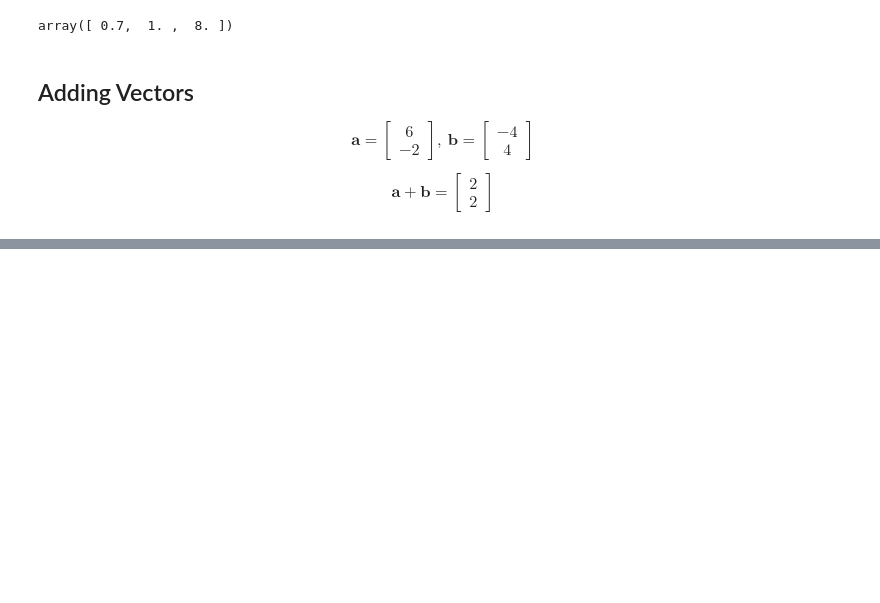
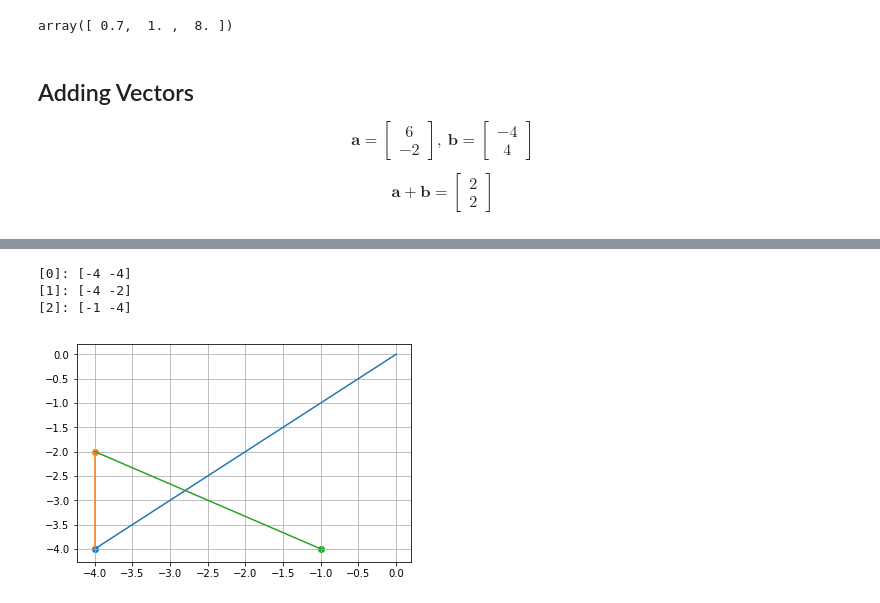
Before and after one commit to AndersonJo/machine-learning, a Jupyter notebook: Mathematics/2020 Linear Algebra/001 Vector.ipynb, the cells around one changed output, grey strips where cells are left out. Saved outputs shown, nothing was run; the diff lists cells and outputs as text; code cells hidden in the pictures; blank space fills up the shorter version.

```diff
--- a/Mathematics/2020 Linear Algebra/001 Vector.ipynb
+++ b/Mathematics/2020 Linear Algebra/001 Vector.ipynb
@@ -38,0 +51,7 @@ TypeError: 'function' object is not subscriptable
+# %%
+visualize_add([-4, -4], [0, 2], [3, -2])
+# %% [output]
+[0]: [-4 -4]
+[1]: [-4 -2]
+[2]: [-1 -4]
+[figure, added]
```
Also changed, not shown: parts of 4 cells of this notebook.
